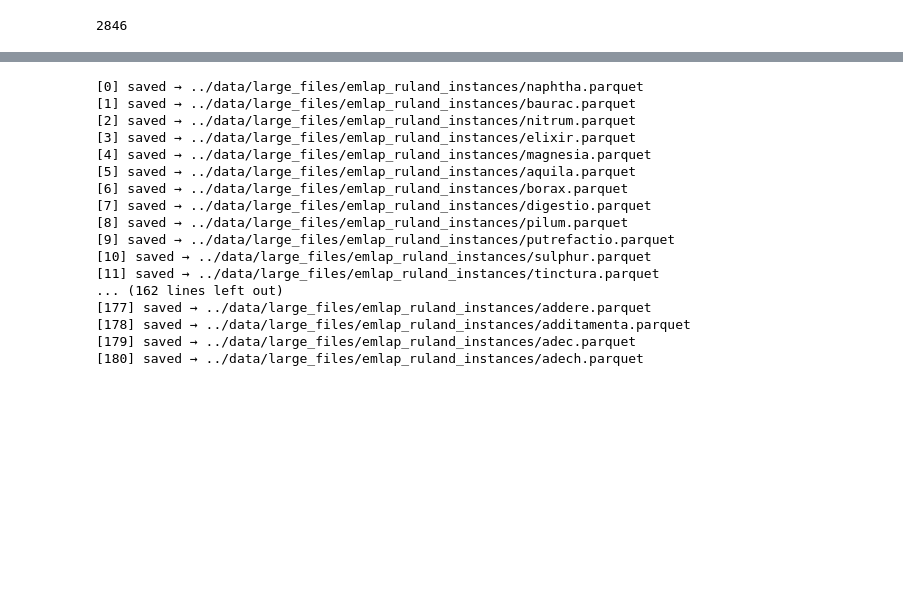
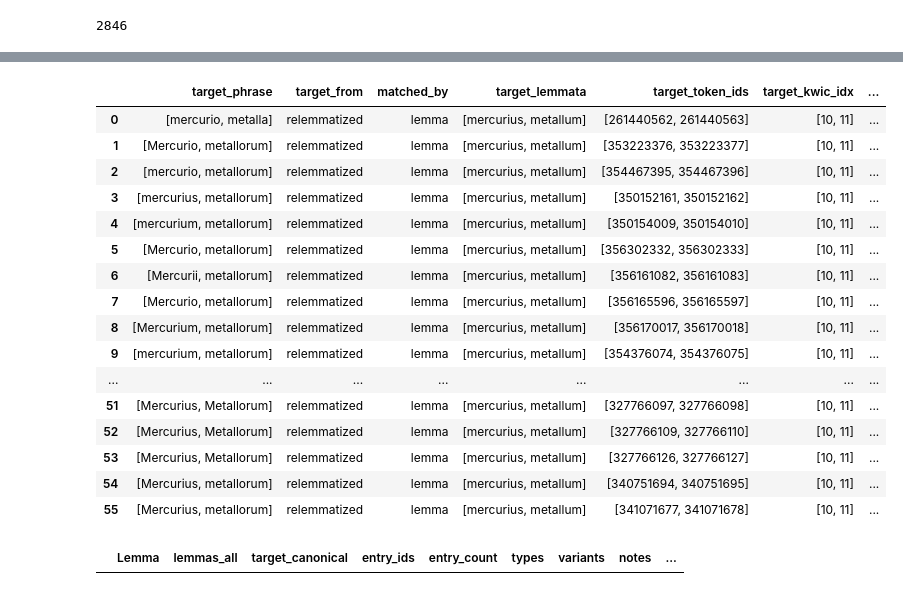
Before and after one commit to CCS-ZCU/dictionary-emlap, a Jupyter notebook: scripts/2-ruland-in-emlap.ipynb, the cells around one changed output, grey strips where cells are left out. Drawn from its saved outputs; the diff is of its cells as text; code cells hidden in the pictures; blank space fills up the shorter version.

Commit message:
new full grela extraction

```diff
--- a/scripts/2-ruland-in-emlap.ipynb
+++ b/scripts/2-ruland-in-emlap.ipynb
@@ -219,0 +221,22 @@ grela_helpers.concordance_for_target_across_sentences(
+# %%
+df = read_hits("mercurius_metallorum.parquet")
+# %%
+pd.DataFrame(df)
+# %% [output]
+|  | target_phrase | target_from | matched_by | target_lemmata | target_token_ids | target_kwic_idx | ... |
+| 0 | [mercurio, metalla] | relemmatized | lemma | [mercurius, metallum] | [261440562, 261440563] | [10, 11] | ... |
+| 1 | [Mercurio, metallorum] | relemmatized | lemma | [mercurius, metallum] | [353223376, 353223377] | [10, 11] | ... |
+| 2 | [mercurio, metallorum] | relemmatized | lemma | [mercurius, metallum] | [354467395, 354467396] | [10, 11] | ... |
+| 3 | [mercurius, metallorum] | relemmatized | lemma | [mercurius, metallum] | [350152161, 350152162] | [10, 11] | ... |
+| 4 | [mercurium, metallorum] | relemmatized | lemma | [mercurius, metallum] | [350154009, 350154010] | [10, 11] | ... |
+| 5 | [Mercurio, metallorum] | relemmatized | lemma | [mercurius, metallum] | [356302332, 356302333] | [10, 11] | ... |
+| 6 | [Mercurii, metallorum] | relemmatized | lemma | [mercurius, metallum] | [356161082, 356161083] | [10, 11] | ... |
+| 7 | [Mercurio, metallorum] | relemmatized | lemma | [mercurius, metallum] | [356165596, 356165597] | [10, 11] | ... |
+| 8 | [Mercurium, metallorum] | relemmatized | lemma | [mercurius, metallum] | [356170017, 356170018] | [10, 11] | ... |
+| 9 | [mercurium, metallorum] | relemmatized | lemma | [mercurius, metallum] | [354376074, 354376075] | [10, 11] | ... |
+| ... | ... | ... | ... | ... | ... | ... | ... |
+| 51 | [Mercurius, Metallorum] | relemmatized | lemma | [mercurius, metallum] | [327766097, 327766098] | [10, 11] | ... |
+| 52 | [Mercurius, Metallorum] | relemmatized | lemma | [mercurius, metallum] | [327766109, 327766110] | [10, 11] | ... |
+| 53 | [Mercurius, Metallorum] | relemmatized | lemma | [mercurius, metallum] | [327766126, 327766127] | [10, 11] | ... |
+| 54 | [Mercurius, metallorum] | relemmatized | lemma | [mercurius, metallum] | [340751694, 340751695] | [10, 11] | ... |
+| 55 | [Mercurius, metallorum] | relemmatized | lemma | [mercurius, metallum] | [341071677, 341071678] | [10, 11] | ... |
@@ -219,0 +245,4 @@ grela_helpers.concordance_for_target_across_sentences(
+# %%
+lexeme_df[lexeme_df.duplicated(subset="instance_fname", keep=False)]
+# %% [output]
+|  | Lemma | lemmas_all | target_canonical | entry_ids | entry_count | types | variants | notes | ... |
@@ -225,36 +256,7 @@ for i, row in lexeme_df.iterrows():
     name = safe_name(tc)
     fname = f"{name}.parquet"
     if fname not in done:
-        fpath = str(outdir / fname)
-            # streams directly to Parquet (no df = ..., no df.to_parquet)
-        grela_helpers.concordance_for_target_across_sentences(
-            conn,
-            tc,
-            tr,
-            window=10,
-            out_path=fpath,
-            emlap_only=True,
-            heavy_normalization=False,
-        )
-        print(f"[{i}] saved → {fpath}")
+        from_entries_to_file(tc, tr, outdir)
         done.append(fname)
-# %% [output]
-[0] saved → ../data/large_files/emlap_ruland_instances/naphtha.parquet
-[1] saved → ../data/large_files/emlap_ruland_instances/baurac.parquet
-[2] saved → ../data/large_files/emlap_ruland_instances/nitrum.parquet
-[3] saved → ../data/large_files/emlap_ruland_instances/elixir.parquet
-[4] saved → ../data/large_files/emlap_ruland_instances/magnesia.parquet
-[5] saved → ../data/large_files/emlap_ruland_instances/aquila.parquet
-[6] saved → ../data/large_files/emlap_ruland_instances/borax.parquet
-[7] saved → ../data/large_files/emlap_ruland_instances/digestio.parquet
-[8] saved → ../data/large_files/emlap_ruland_instances/pilum.parquet
-[9] saved → ../data/large_files/emlap_ruland_instances/putrefactio.parquet
-[10] saved → ../data/large_files/emlap_ruland_instances/sulphur.parquet
-[11] saved → ../data/large_files/emlap_ruland_instances/tinctura.parquet
-... (162 lines left out)
-[177] saved → ../data/large_files/emlap_ruland_instances/addere.parquet
-[178] saved → ../data/large_files/emlap_ruland_instances/additamenta.parquet
-[179] saved → ../data/large_files/emlap_ruland_instances/adec.parquet
-[180] saved → ../data/large_files/emlap_ruland_instances/adech.parquet
 # %%
 len(os.listdir(outdir))
```
Also changed, not shown: parts of 28 cells of this notebook, 1 other file.
